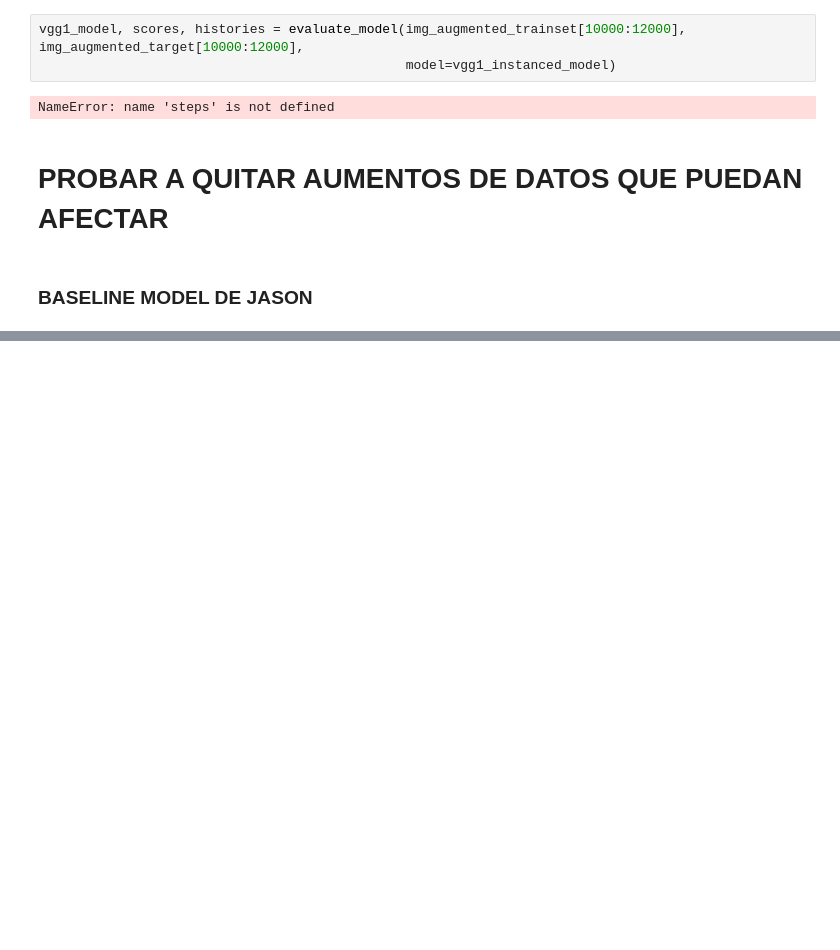
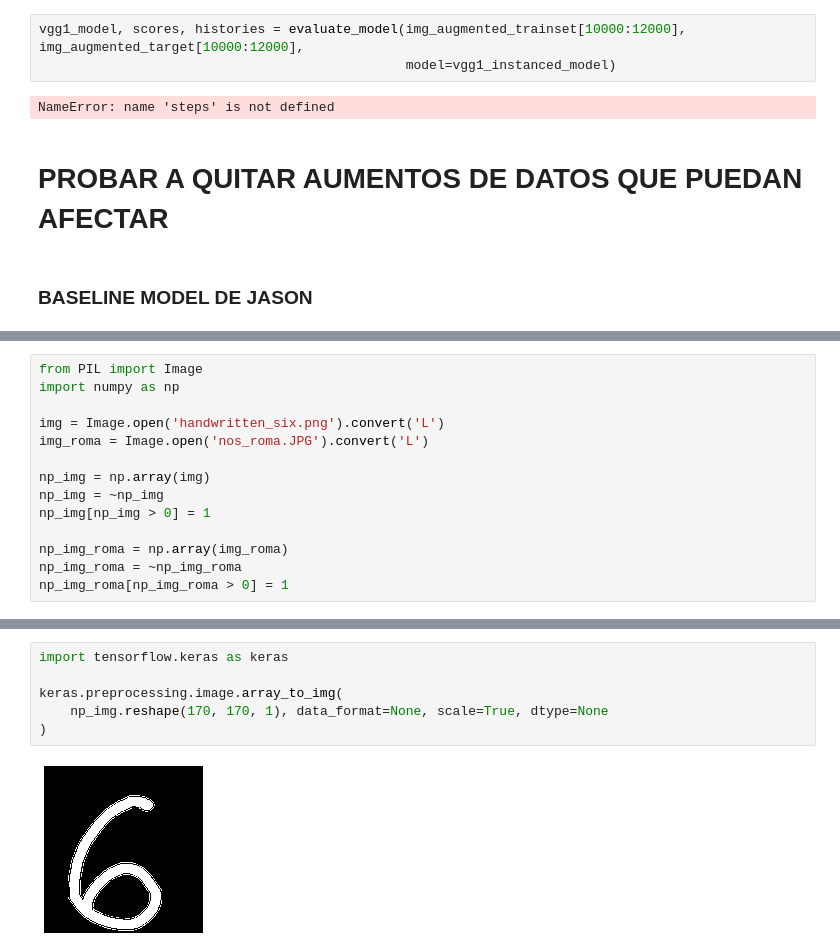
Before and after one commit to GermanCM/DeepLearning_concepts_checks, a Jupyter notebook: project/deep_learning_for_computer_vision_examples/notebooks/cnn_data_aug_con_hiperparam-Copy1.ipynb, the cells around one changed output, grey strips where cells are left out. Saved outputs shown, nothing was run; the diff lists cells and outputs as text; blank space fills up the shorter version.

```diff
--- a/project/deep_learning_for_computer_vision_examples/notebooks/cnn_data_aug_con_hiperparam-Copy1.ipynb
+++ b/project/deep_learning_for_computer_vision_examples/notebooks/cnn_data_aug_con_hiperparam-Copy1.ipynb
@@ -550,0 +570,14 @@ NameError: name 'steps' is not defined
+# %%
+from PIL import Image
+import numpy as np
+
+img = Image.open('handwritten_six.png').convert('L')
+img_roma = Image.open('nos_roma.JPG').convert('L')
+
+np_img = np.array(img)
+np_img = ~np_img
+np_img[np_img > 0] = 1
+
+np_img_roma = np.array(img_roma)
+np_img_roma = ~np_img_roma
+np_img_roma[np_img_roma > 0] = 1
@@ -550,0 +616,8 @@ NameError: name 'steps' is not defined
+# %%
+import tensorflow.keras as keras
+
+keras.preprocessing.image.array_to_img(
+    np_img.reshape(170, 170, 1), data_format=None, scale=True, dtype=None
+)
+# %% [output]
+[figure, added]
```
Also changed, not shown: parts of 10 cells of this notebook, 7 other files.
